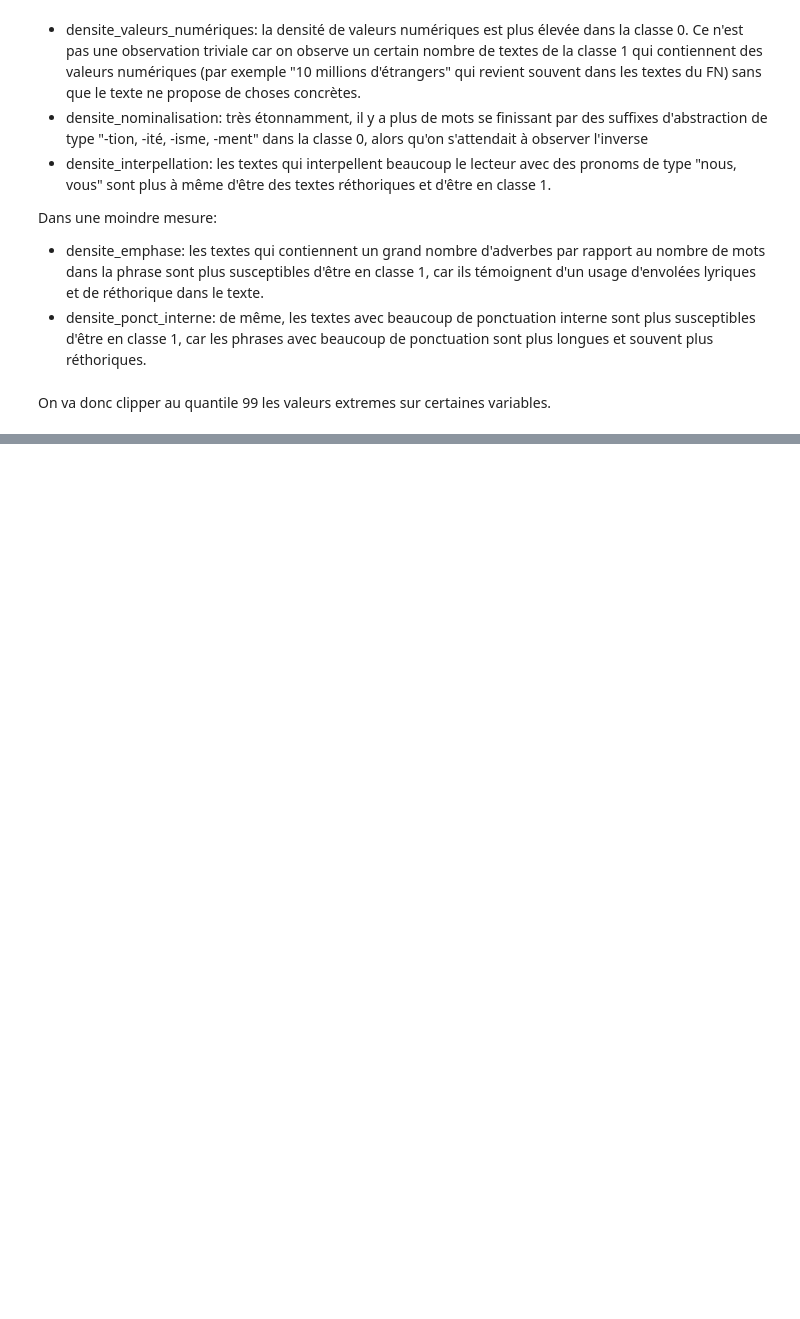
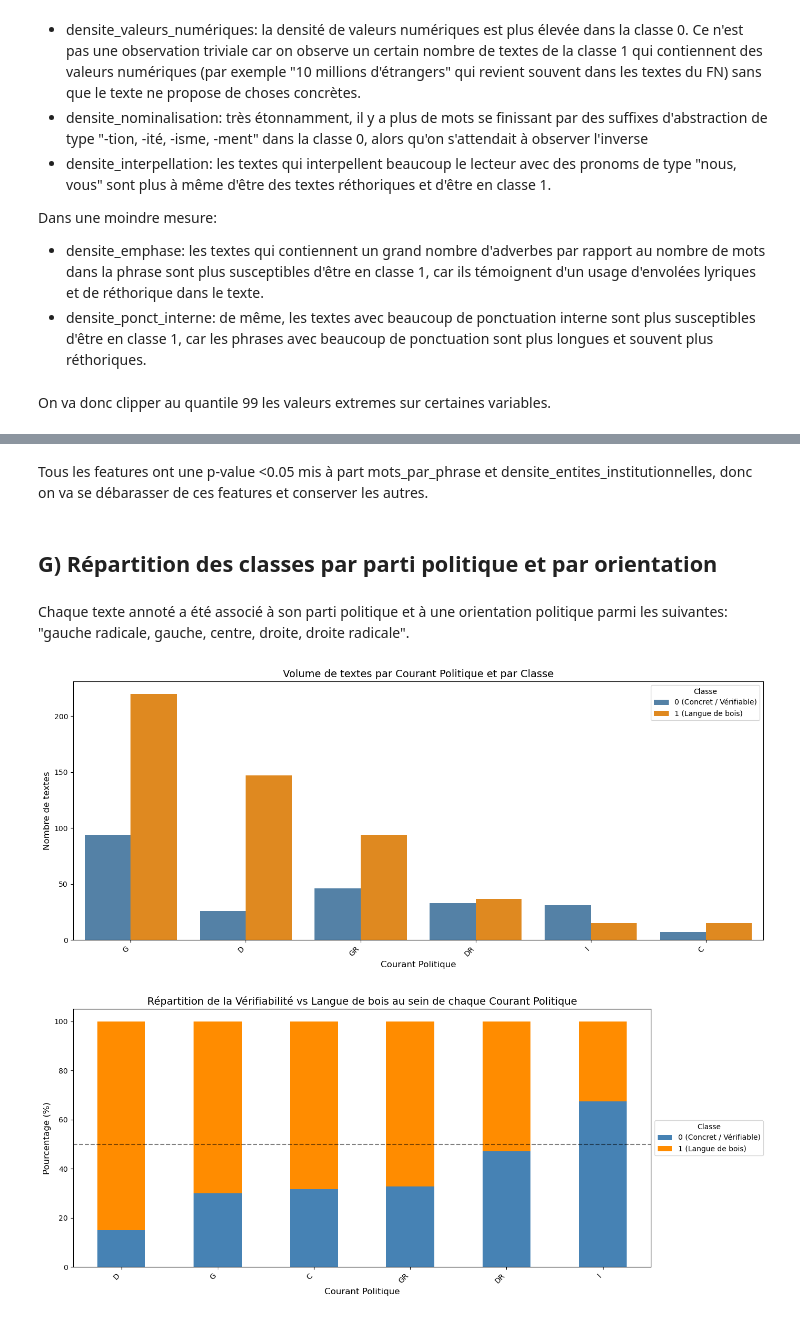
Before and after one commit to Julien-website/NLP_ENSAE_Project, a Jupyter notebook: notebook JL.ipynb, the cells around one changed output, grey strips where cells are left out. Cells and saved outputs as stored; diff of their text form; code cells hidden in the pictures; blank space fills up the shorter version.

```diff
--- a/notebook JL.ipynb
+++ b/notebook JL.ipynb
@@ -482 +551,76 @@ for col in colonnes_a_winsoriser:
+# %% [markdown]
+Tous les features ont une p-value <0.05 mis à part mots_par_phrase et densite_entites_institutionnelles, donc on va se débarasser de ces features et conserver les autres.
+# %%
+df_train = df_train.drop(columns = ['densite_entites_institutionnelles','mots_par_phrase'])
+df_test = df_test.drop(columns = ['densite_entites_institutionnelles','mots_par_phrase'])
+# %% [markdown]
+## G) Répartition des classes par parti politique et par orientation
+# %% [markdown]
+Chaque texte annoté a été associé à son parti politique et à une orientation politique parmi les suivantes: "gauche radicale, gauche, centre, droite, droite radicale".
+# %%
+import matplotlib.pyplot as plt
+import seaborn as sns
+import pandas as pd
+
+# On définit la palette de couleurs pour rester cohérent avec tes précédents graphiques
+couleurs = {0: "steelblue", 1: "darkorange"}
+labels_legend = ['0 (Concret / Vérifiable)', '1 (Langue de bois)']
+
+# --- GRAPHIQUE 1 : Les Volumes Absolus (Countplot) ---
+# Utile pour voir si ton dataset est déséquilibré selon les courants
+plt.figure(figsize=(14, 6))
+ax1 = sns.countplot(
+    data=df_train,
+    x='Courant Politique',
+    hue='Label',
+    palette=couleurs,
+    order=df_train['Courant Politique'].value_counts().index # Trie du plus grand au plus petit courant
+)
+plt.title("Volume de textes par Courant Politique et par Classe", fontsize=14)
+plt.xlabel("Courant Politique", fontsize=12)
+plt.ylabel("Nombre de textes", fontsize=12)
+plt.legend(title='Classe', labels=labels_legend)
+plt.xticks(rotation=45, ha='right')
+plt.tight_layout()
+plt.show()
+
+
+# --- GRAPHIQUE 2 : Les Proportions Relatives (100% Stacked Bar Chart) ---
+# LE PLUS IMPORTANT : Mesure la propension à la langue de bois indépendamment du volume
+
+# 1. Calcul du tableau croisé dynamique avec normalisation par ligne ('index')
+cross_tab_prop = pd.crosstab(
+    df_train['Courant Politique'],
+    df_train['Label'],
+    normalize='index'
+) * 100 # Multiplié par 100 pour l'avoir en pourcentages
+
+# 2. Tri des courants par proportion de "Langue de bois" (Classe 1) décroissante
+# Cela rend le graphique beaucoup plus lisible et impactant
+cross_tab_prop = cross_tab_prop.sort_values(by=1, ascending=False)
+
+# 3. Création du graphique empilé
+ax2 = cross_tab_prop.plot(
+    kind='bar',
+    stacked=True,
+    figsize=(14, 6),
+    color=[couleurs[0], couleurs[1]]
+)
+
+plt.title("Répartition de la Vérifiabilité vs Langue de bois au sein de chaque Courant Politique", fontsize=14)
+plt.ylabel("Pourcentage (%)", fontsize=12)
+plt.xlabel("Courant Politique", fontsize=12)
+
+# Amélioration de la légende pour la placer en dehors du graphique
+plt.legend(title='Classe', labels=labels_legend, loc='center left', bbox_to_anchor=(1.0, 0.5))
+
+# Ligne de référence à 50%
+plt.axhline(y=50, color='black', linestyle='--', alpha=0.5)
+
+plt.xticks(rotation=45, ha='right')
+plt.tight_layout()
+plt.show()
+# %% [output]
+[figure, added]
+[figure, added]
 # %% [markdown]
```
Also changed, not shown: parts of 9 cells of this notebook, 1 other file.
